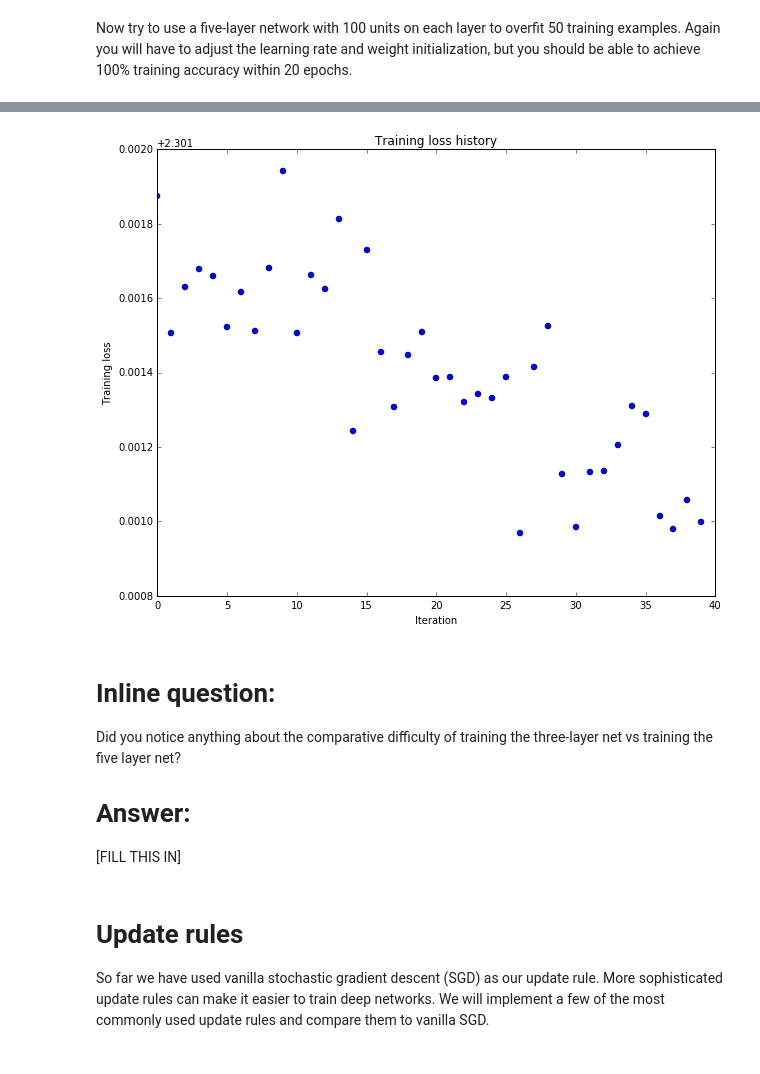
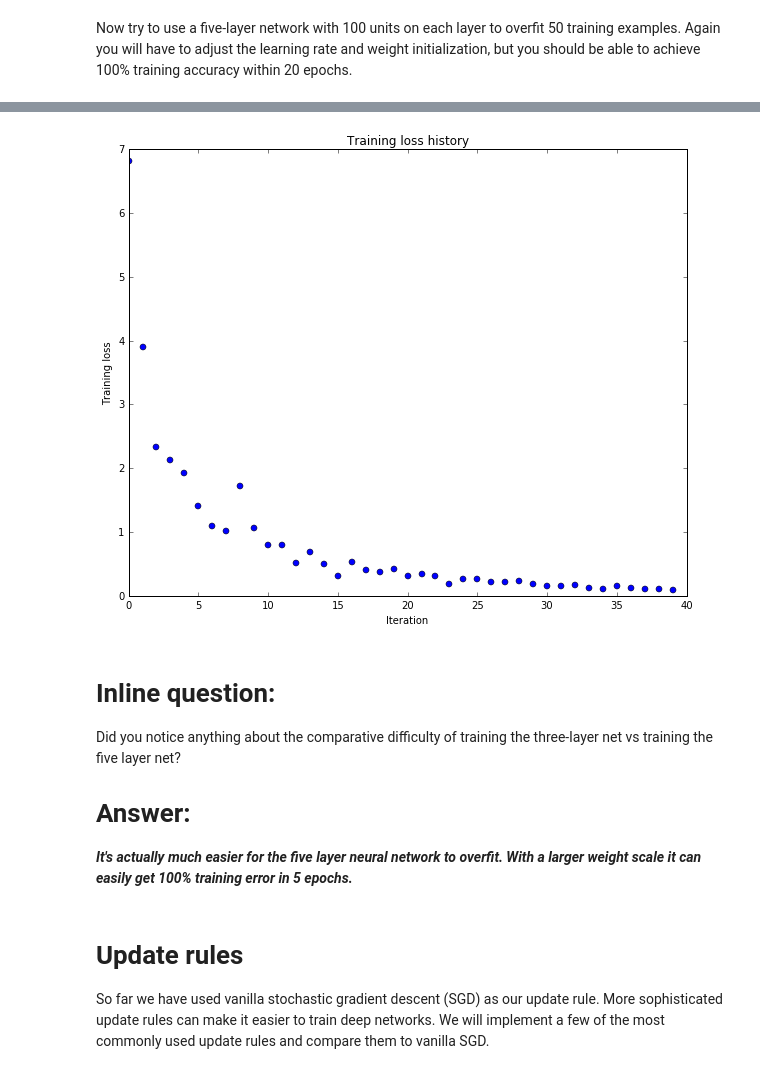
Before and after one commit to shengshuyang/StanfordCNNClass, a Jupyter notebook: assignment2/FullyConnectedNets.ipynb, the cells around one changed output, grey strips where cells are left out. Drawn from its saved outputs; the diff is of its cells as text; code cells hidden in the pictures.

Commit message:
Fixed a bug that made updates to weight_scale ineffective. Multi-layer fc_net now is fully finished.

```diff
--- a/assignment2/FullyConnectedNets.ipynb
+++ b/assignment2/FullyConnectedNets.ipynb
@@ -490,8 +494,8 @@ small_data = {
   'y_val': data['y_val'],
 }
 
-learning_rate = 1e-3
-weight_scale = 1e-5
+learning_rate = 4e-3
+weight_scale = 50e-3
 model = FullyConnectedNet([100, 100, 100, 100],
                 weight_scale=weight_scale, dtype=np.float64)
 solver = Solver(model, small_data,
@@ -529,10 +533,10 @@ plt.show()
-[figure, old version]
+[figure, new version]
 # %% [markdown]
 # Inline question:
 Did you notice anything about the comparative difficulty of training the three-layer net vs training the five layer net?
 
 # Answer:
-[FILL THIS IN]
+***It's actually much easier for the five layer neural network to overfit. With a larger weight scale it can easily get 100% training error in 5 epochs.***
 # %% [markdown]
 # Update rules
 So far we have used vanilla stochastic gradient descent (SGD) as our update rule. More sophisticated update rules can make it easier to train deep networks. We will implement a few of the most commonly used update rules and compare them to vanilla SGD.
```
Also changed, not shown: parts of 3 cells of this notebook, 3 other files.
